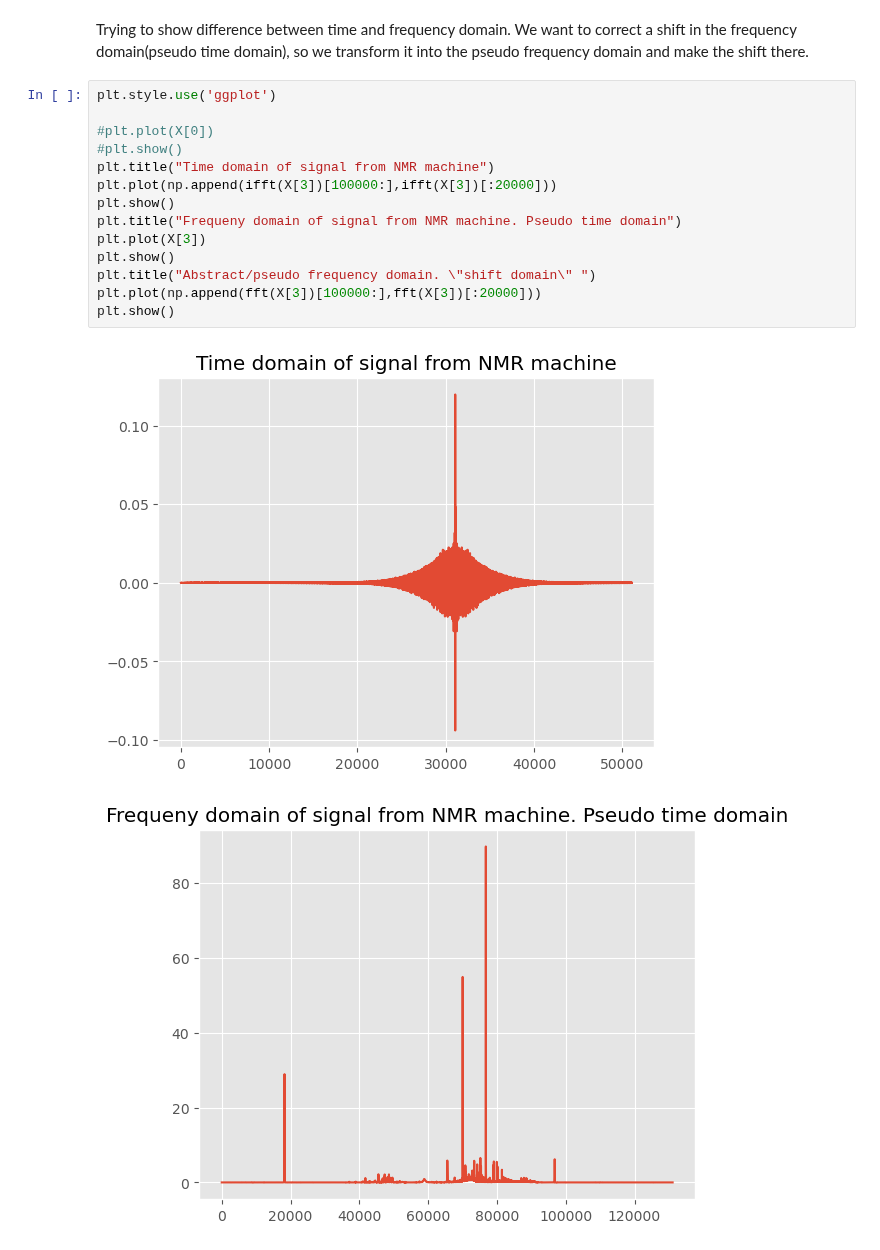
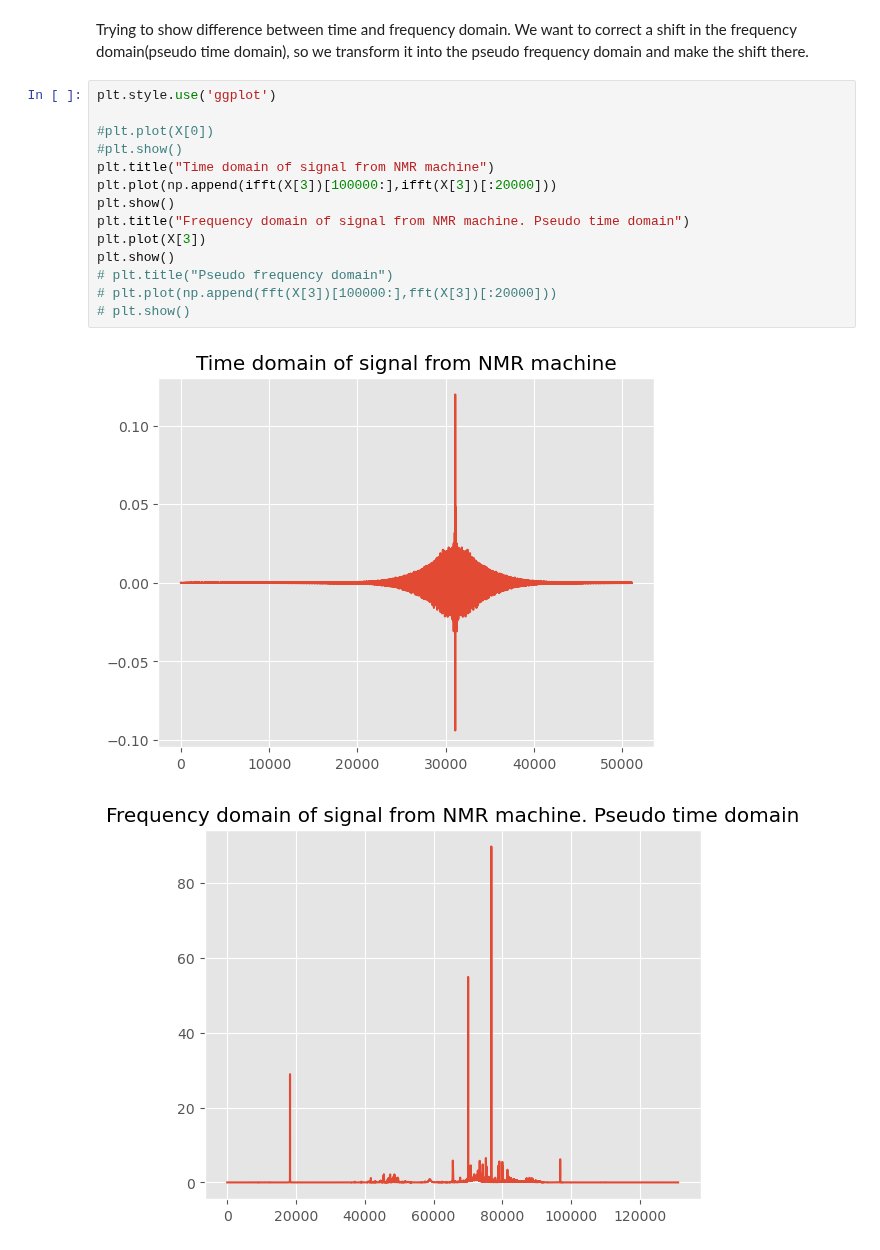
Before and after one commit to AlexanderVoldby/02466Fagprojekt2023, a Jupyter notebook: visualization.ipynb, the cells around one changed output. Cells and saved outputs as stored; diff of their text form.

```diff
--- a/visualization.ipynb
+++ b/visualization.ipynb
@@ -8,17 +11,17 @@ from helpers.data import X, labels
 # %%
 plt.style.use('ggplot')
 
 #plt.plot(X[0])
 #plt.show()
 plt.title("Time domain of signal from NMR machine")
 plt.plot(np.append(ifft(X[3])[100000:],ifft(X[3])[:20000]))
 plt.show()
-plt.title("Frequeny domain of signal from NMR machine. Pseudo time domain")
+plt.title("Frequency domain of signal from NMR machine. Pseudo time domain")
 plt.plot(X[3])
 plt.show()
-plt.title("Abstract/pseudo frequency domain. \"shift domain\" ")
-plt.plot(np.append(fft(X[3])[100000:],fft(X[3])[:20000]))
-plt.show()
+# plt.title("Pseudo frequency domain")
+# plt.plot(np.append(fft(X[3])[100000:],fft(X[3])[:20000]))
+# plt.show()
 # %% [output]
 [figure]
-[figure, old version]
+[figure, new version]
```
Also changed, not shown: parts of 8 cells of this notebook, 2 other files.
